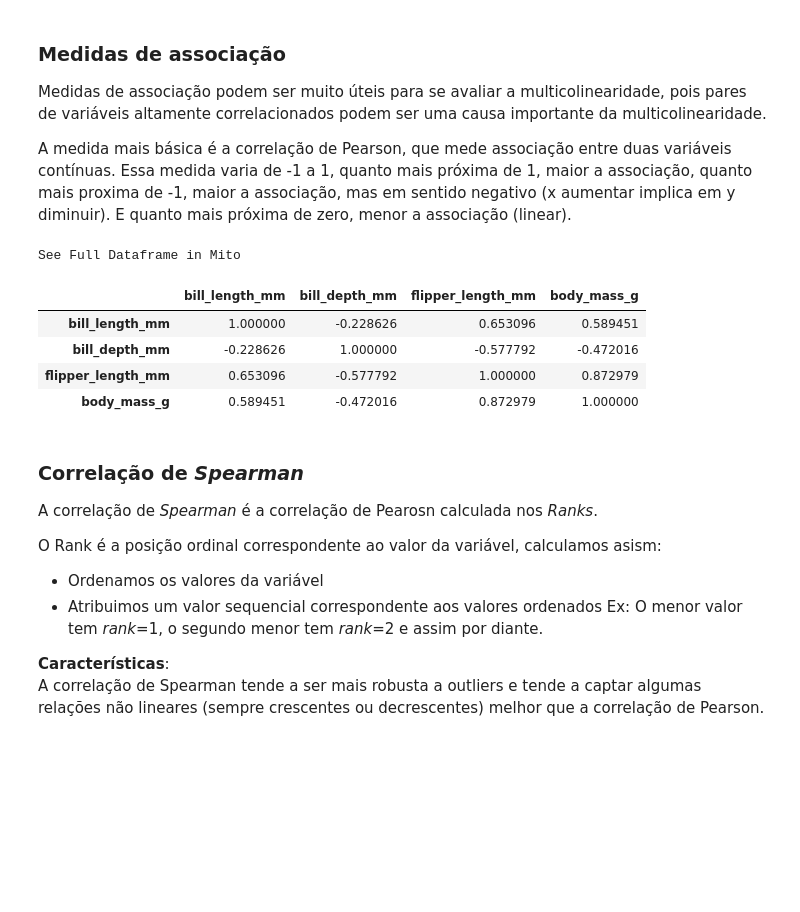
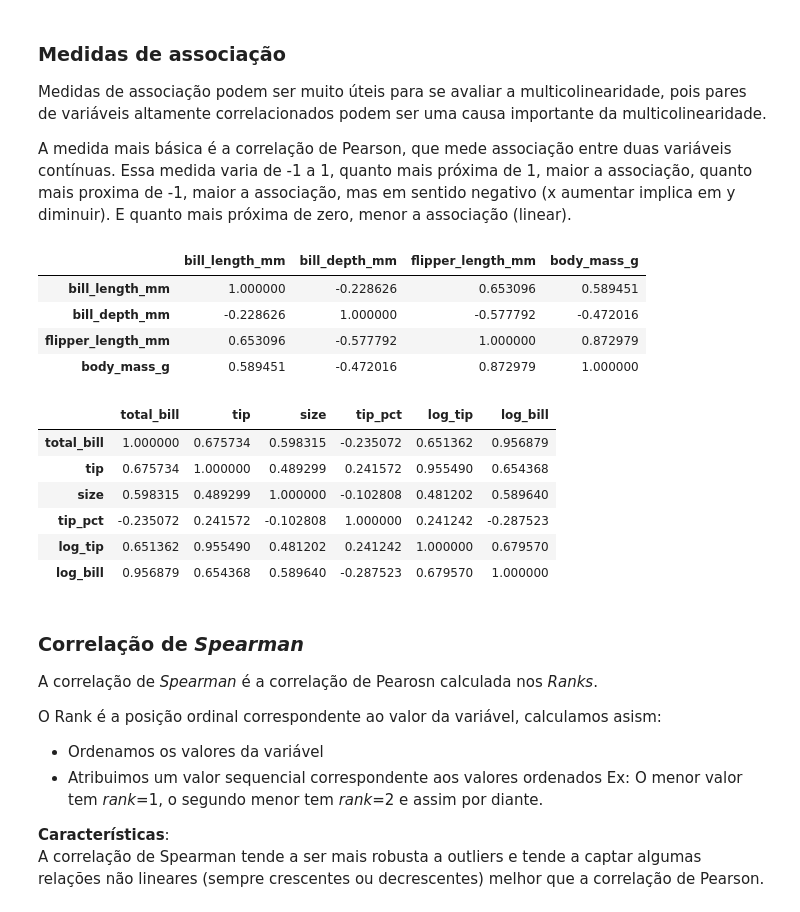
Before and after one commit to gfsilveira/ebac, a Jupyter notebook: 03-Cientista_de_Dados/02-Crisp_DM/35_modulo/ProfCientistaDados m35_supportamaterial01 LimitacoesDoModelo.ipynb, the cells around one changed output. Saved outputs shown, nothing was run; the diff lists cells and outputs as text; code cells hidden in the pictures; blank space fills up the shorter version.

```diff
--- a/03-Cientista_de_Dados/02-Crisp_DM/35_modulo/ProfCientistaDados m35_supportamaterial01 LimitacoesDoModelo.ipynb
+++ b/03-Cientista_de_Dados/02-Crisp_DM/35_modulo/ProfCientistaDados m35_supportamaterial01 LimitacoesDoModelo.ipynb
@@ -419,14 +414,23 @@ Medidas de associação podem ser muito úteis para se avaliar a multicolinearid
 
 A medida mais básica é a correlação de Pearson, que mede associação entre duas variáveis contínuas. Essa medida varia de -1 a 1, quanto mais próxima de 1, maior a associação, quanto mais proxima de -1, maior a associação, mas em sentido negativo (x aumentar implica em y diminuir). E quanto mais próxima de zero, menor a associação (linear).
 # %%
-penguins.corr()
+penguins.select_dtypes('float64').corr()
 # %% [output]
-See Full Dataframe in Mito
 |  | bill_length_mm | bill_depth_mm | flipper_length_mm | body_mass_g |
 | bill_length_mm | 1.000000 | -0.228626 | 0.653096 | 0.589451 |
 | bill_depth_mm | -0.228626 | 1.000000 | -0.577792 | -0.472016 |
 | flipper_length_mm | 0.653096 | -0.577792 | 1.000000 | 0.872979 |
 | body_mass_g | 0.589451 | -0.472016 | 0.872979 | 1.000000 |
+# %%
+df.select_dtypes(['float64','int64']).corr()
+# %% [output]
+|  | total_bill | tip | size | tip_pct | log_tip | log_bill |
+| total_bill | 1.000000 | 0.675734 | 0.598315 | -0.235072 | 0.651362 | 0.956879 |
+| tip | 0.675734 | 1.000000 | 0.489299 | 0.241572 | 0.955490 | 0.654368 |
+| size | 0.598315 | 0.489299 | 1.000000 | -0.102808 | 0.481202 | 0.589640 |
+| tip_pct | -0.235072 | 0.241572 | -0.102808 | 1.000000 | 0.241242 | -0.287523 |
+| log_tip | 0.651362 | 0.955490 | 0.481202 | 0.241242 | 1.000000 | 0.679570 |
+| log_bill | 0.956879 | 0.654368 | 0.589640 | -0.287523 | 0.679570 | 1.000000 |
 # %% [markdown]
 ### Correlação de *Spearman*
 
```
Also changed, not shown: parts of 49 cells of this notebook, 3 other files.
